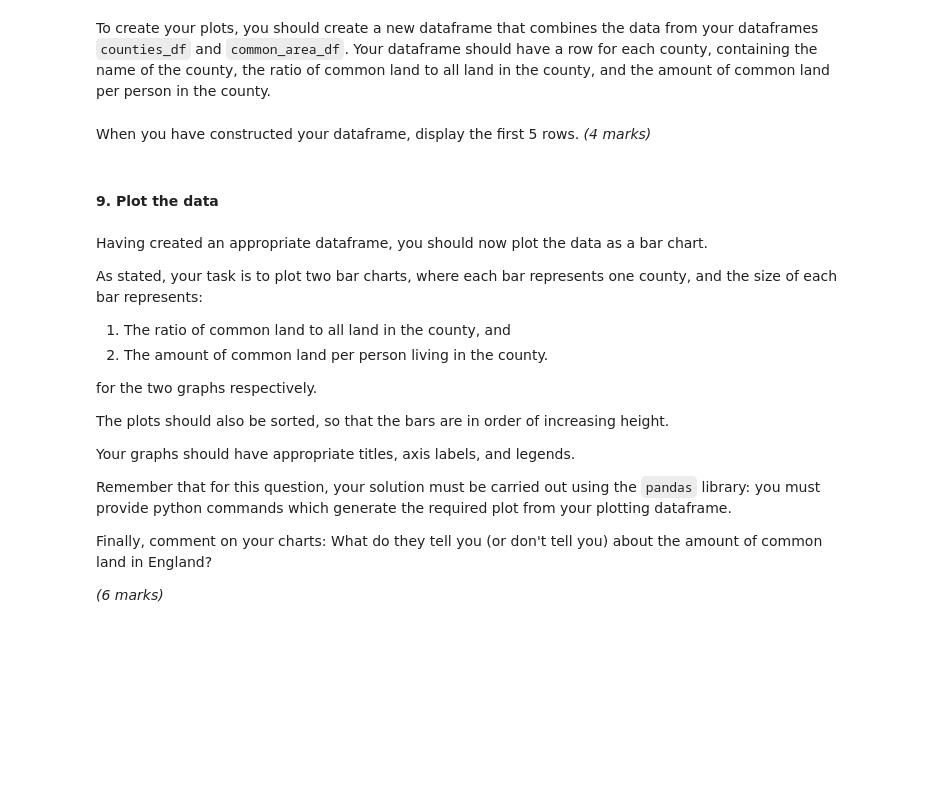
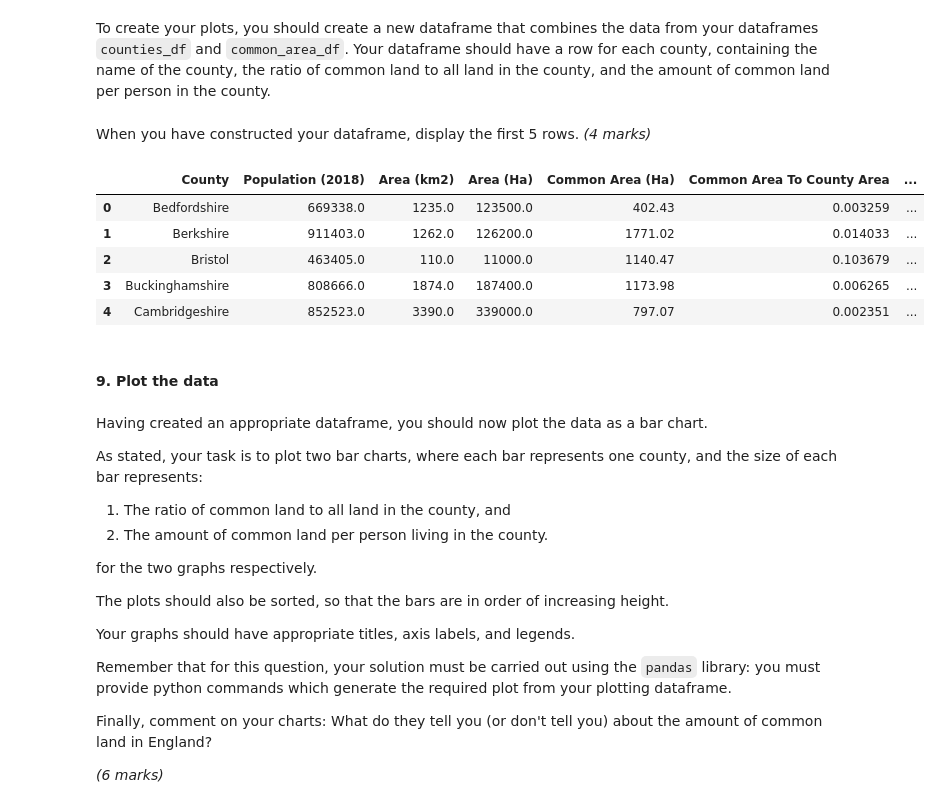
Before and after one commit to khandrew221/Data-Analysis-Uni-Projects, a Jupyter notebook: 2020J_TMA01_q1.ipynb, the cells around one changed output. Saved outputs shown, nothing was run; the diff lists cells and outputs as text; code cells hidden in the pictures; blank space fills up the shorter version.

```diff
--- a/2020J_TMA01_q1.ipynb
+++ b/2020J_TMA01_q1.ipynb
@@ -139,0 +175,11 @@ Use this information, and the results of [part 4](#identifying_discrepancies), t
+# %%
+#Replace county names on rows to be folded in to another
+counties_df['County for the purposes of the lieutenancies'].replace('City of London', 'Greater London', inplace=True)
+counties_df['County for the purposes of the lieutenancies'].replace('Rutland', 'Leicestershire', inplace=True)
+
+#Worcestershire and Herefordshire both need to be renamed to Hereford/Worcester, as per commons_df
+counties_df['County for the purposes of the lieutenancies'].replace('Worcestershire', 'Hereford/Worcester', inplace=True)
+counties_df['County for the purposes of the lieutenancies'].replace('Herefordshire', 'Hereford/Worcester', inplace=True)
+# %%
+#finally, group by counties and sum values
+counties_df = counties_df.groupby(['County for the purposes of the lieutenancies'], as_index=False).sum()
@@ -151,0 +201,3 @@ Note: 1 square kilometre is equal to 100 hectares.
+# %%
+counties_df['Area (Ha)'] = 100 * counties_df['Area (km2)']
+counties_df.head(5)
@@ -200,3 +265,26 @@ When you have constructed your dataframe, display the first 5 rows. *(4 marks)*
+# %%
+#Column with county names needs renaming to merge
+counties_df.rename(columns={'County for the purposes of the lieutenancies': 'County'}, inplace=True)
+plotting_df = pd.merge(counties_df, common_area_df)
+
+#Rename 'Registered AREA in hectares' column to something more indicative for the merged table
+plotting_df.rename(columns={'Registered AREA in hectares': 'Common Area (Ha)'}, inplace=True)
+
+#Add required columns
+plotting_df['Common Area To County Area'] = plotting_df['Common Area (Ha)'] / plotting_df['Area (Ha)']
+plotting_df['Ha per person'] = plotting_df['Common Area (Ha)'] / plotting_df['Population (2018)']
+
+#Remove columns not required(?)
+#plotting_df = plotting_df[['County', 'Common Area To County Area', 'Ha per person']]
+
+plotting_df.head(5)
+# %% [output]
+|  | County | Population (2018) | Area (km2) | Area (Ha) | Common Area (Ha) | Common Area To County Area | ... |
+| 0 | Bedfordshire | 669338.0 | 1235.0 | 123500.0 | 402.43 | 0.003259 | ... |
+| 1 | Berkshire | 911403.0 | 1262.0 | 126200.0 | 1771.02 | 0.014033 | ... |
+| 2 | Bristol | 463405.0 | 110.0 | 11000.0 | 1140.47 | 0.103679 | ... |
+| 3 | Buckinghamshire | 808666.0 | 1874.0 | 187400.0 | 1173.98 | 0.006265 | ... |
+| 4 | Cambridgeshire | 852523.0 | 3390.0 | 339000.0 | 797.07 | 0.002351 | ... |
 # %% [markdown]
 #### 9. Plot the data
 # %% [markdown]
```
Also changed, not shown: parts of 30 cells of this notebook, 1 other file.
